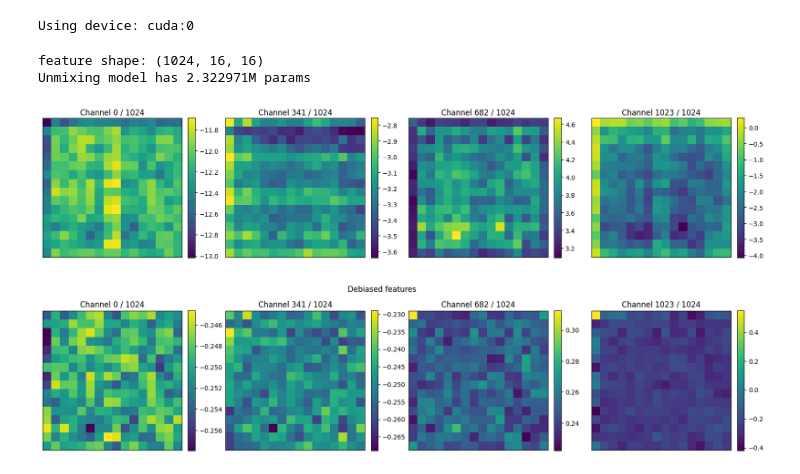
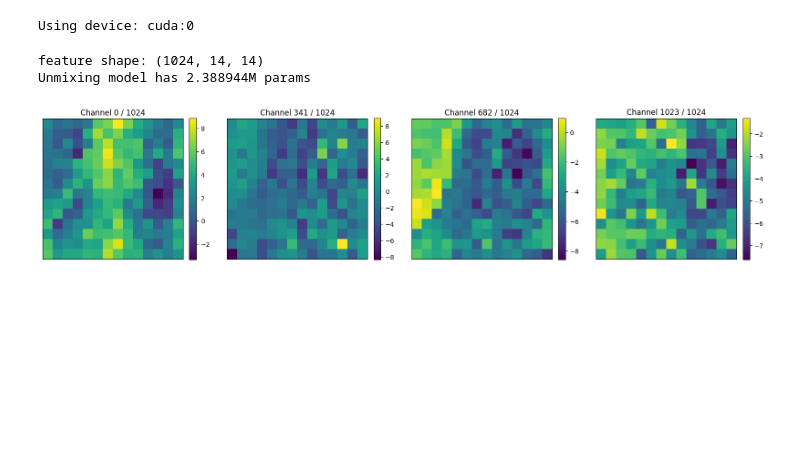
Before and after one commit to edabier/SS-HSU_benchmark, a Jupyter notebook: padding_training_2.ipynb, the cells around one changed output. Saved outputs shown, nothing was run; the diff lists cells and outputs as text; code cells hidden in the pictures; blank space fills up the shorter version.

Commit message:
upsample methods class, some tests on unmixing features vs abundances

```diff
--- a/padding_training_2.ipynb
+++ b/padding_training_2.ipynb
@@ -11,8 +11,8 @@ from tqdm import tqdm
 import gc
 import math
 
-# global_path = "/home/ids/edabier/HSU"
-global_path = "/home/edabier/Documents/Thèse/benchmark"
+global_path = "/home/ids/edabier/HSU"
+# global_path = "/home/edabier/Documents/Thèse/benchmark"
 sys.path.append(f"{global_path}/HyperSIGMA/HyperspectralUnmixing")
 from mmengine.optim import build_optim_wrapper
 from mmcv__custom import custom_layer_decay_optimizer_constructor
@@ -29,18 +29,13 @@ if torch.cuda.is_available():
     torch.set_default_device(dev)
     print(f"Using device: {dev}")
 
-elif torch.backends.mps.is_available():
-    dev = torch.device("mps")
-    torch.set_default_device(dev)
-    print(f"Using device: {dev}")
-
 else:
     dev = "cpu"
     print(f"Using device: {dev}")
 # %% [output]
 Using device: cuda:0
 # %%
-dataset = "samson"
+dataset = "apex"
 data = io.loadmat(f"datasets/{dataset}.mat")
 Y_flat = torch.tensor(data["Y"], dtype=torch.float)
 A_flat = torch.tensor(data["A"], dtype=torch.float)
@@ -50,47 +45,40 @@ B, c, N = E_init.shape[0], E_init.shape[1], Y_flat.shape[1]
 Y_init = utils.oneD_to_2d(Y_flat)
 A_init = utils.oneD_to_2d(A_flat)
 H = Y_init.shape[-1]
 Y_init = Y_init.unsqueeze(0)
-Y_init = torch.zeros_like(Y_init)
-A = A_init.unsqueeze(0)
+A_init = A_init.unsqueeze(0)
+
+# Y_init = F.pad(Y_init, pad=(14, 14, 14, 14), mode='reflect')
 
 if dataset == "urban4":
     wavelengths_path = f"{global_path}/SS-HSU_benchmark/datasets/urban_wavelength.txt"
 else:
     wavelengths_path = f"{global_path}/SS-HSU_benchmark/datasets/{dataset}_wavelength.txt"
 with open(wavelengths_path, "r") as file:
     lines = file.readlines()
     wavelengths = [float(line.strip()) for line in lines if line.strip()]
 
 fm_name = "DOFA"
-fm, Y_init_fm, new_H = rsfm.create_fm(fm_name, Y_init, c=c, size="large", version="v2", path=global_path)
+fm, Y_init_fm, new_H = rsfm.create_fm(fm_name, Y_init, c=c, size="large", version="v1", path=global_path)
 
 if fm_name == "HyperSIGMA":
     _, features = rsfm.extract_f(fm, Y_init_fm[:,:,:64,:64], new_H, wavelengths)
 else:
-    _, features = rsfm.extract_f(fm, Y_init_fm, new_H, wavelengths)
+    _, A_init_fm, features = rsfm.extract_f(fm, Y_init_fm, new_H, wavelengths, A_init)
     features = utils.oneD_to_2d(features)
 
 # features = features[:, 1:-1, 1:-1]
 D = int(features.shape[0])
 alpha = int(features.shape[1])
 
 print(f"feature shape: {D, alpha, alpha}")
 
-_, A_init_fm = rsfm.reshape_Y(fm_name, Y_init, new_H, A)
-title = f"H = {new_H}, "
-title += r"$\alpha$"
-title += f" = {alpha}"
-
-db_features = rsfm.debias_features(features, fm, B, new_H, wavelengths, svd_components=10)
-# plots.plot_hsi(Y_init_fm, 4)
-plots.plot_hsi(features, 4)#, title=title)
-plots.plot_hsi(db_features, 4, title="Debiased features")
+plots.plot_hsi(features, 4)
+# plots.plot_hsi(db_features, 4, title="Debiased features")
 
 unmixer = rsfm.Unmixing_from_features(D=D, H=min(new_H, H), alpha=alpha, B=B, c=c)
 print(f"Unmixing model has {sum(p.numel() for p in unmixer.parameters() if p.requires_grad)/1e6}M params")
 # %% [output]
-feature shape: (1024, 16, 16)
-Unmixing model has 2.322971M params
+feature shape: (1024, 14, 14)
+Unmixing model has 2.388944M params
-[figure, old version]
+[figure, new version]
-[figure, removed]
```
Also changed, not shown: parts of 3 cells of this notebook, 10 other files.
